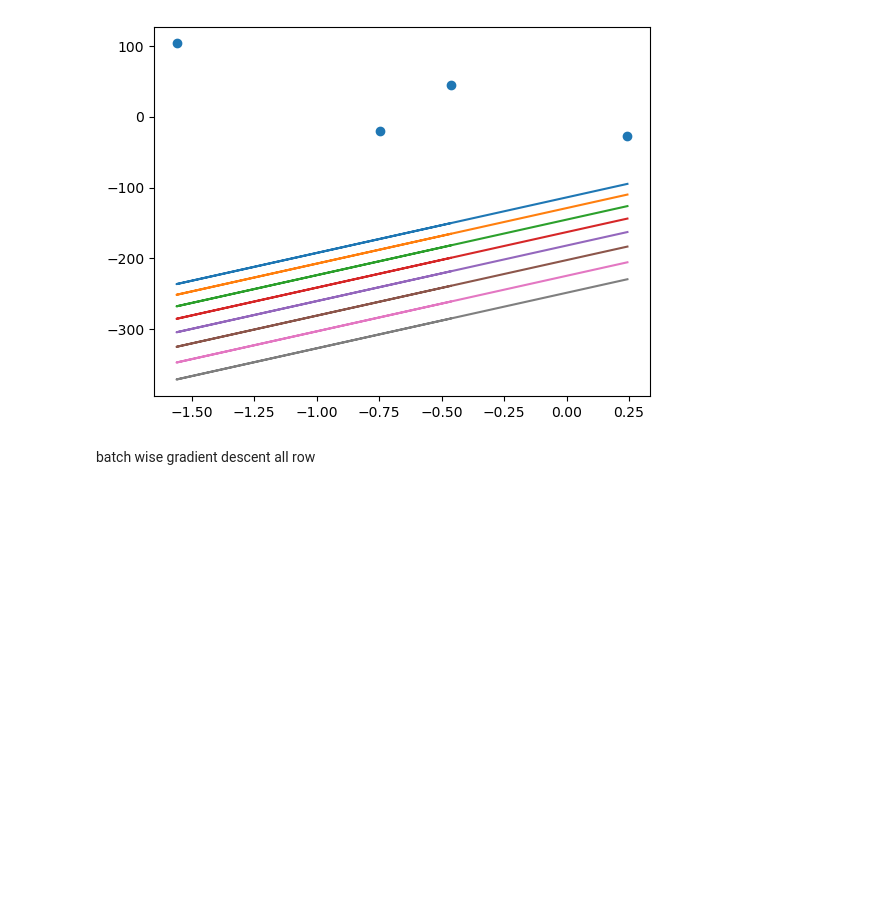
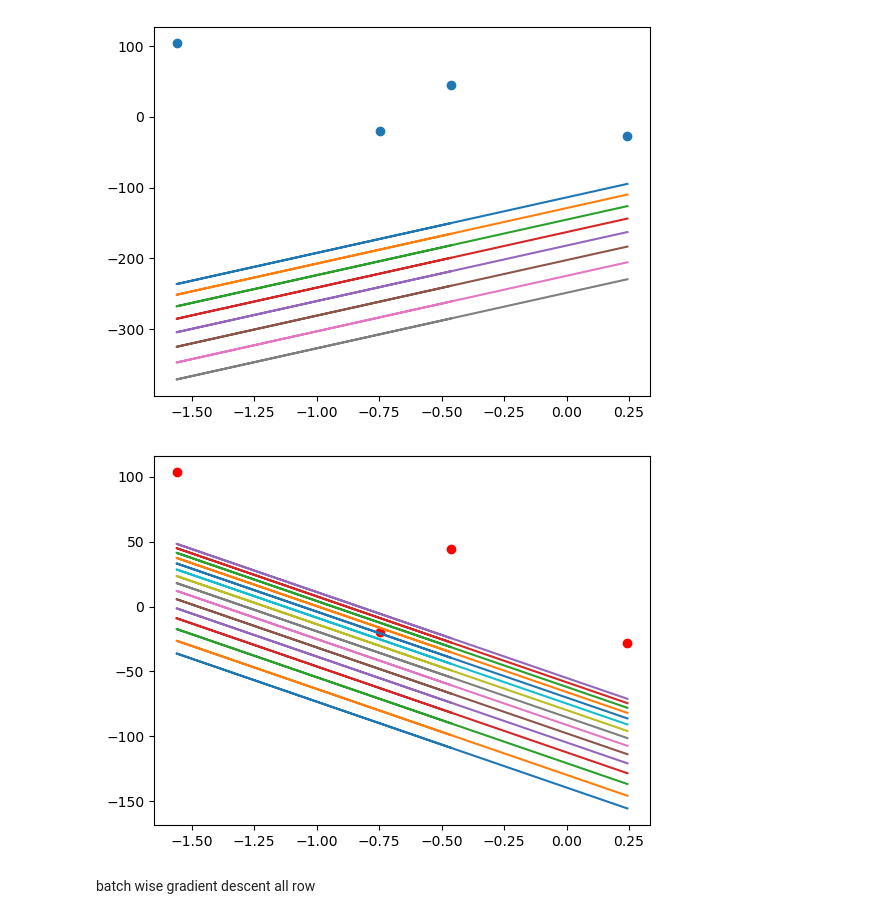
Before and after one commit to anurajrajak005/Machine-Learning-Daily-Practice, a Jupyter notebook: gradient_decentbasic.ipynb, the cells around one changed output. Drawn from its saved outputs; the diff is of its cells as text; code cells hidden in the pictures; blank space fills up the shorter version.

```diff
--- a/gradient_decentbasic.ipynb
+++ b/gradient_decentbasic.ipynb
@@ -113,6 +113,28 @@ plt.scatter(X,y)
 # %% [output]
 <matplotlib.collections.PathCollection at 0x...>
 [figure]
+# %%
+b = -150
+m = -66.12677565
+
+l = 0.01
+e = 15
+
+for i in range(e):
+
+    loss_slope = -2 * np.sum(y - m*X.ravel() - b)
+
+    b = b - (l * loss_slope)
+
+    y_pred = m*X.ravel() + b
+
+    plt.plot(X, y_pred)
+
+plt.scatter(X, y, color="red")
+
+plt.show()
+# %% [output]
+[figure, added]
 # %% [markdown]
 batch wise gradient descent all row
 # %%
```
Also changed, not shown: parts of 6 cells of this notebook.
